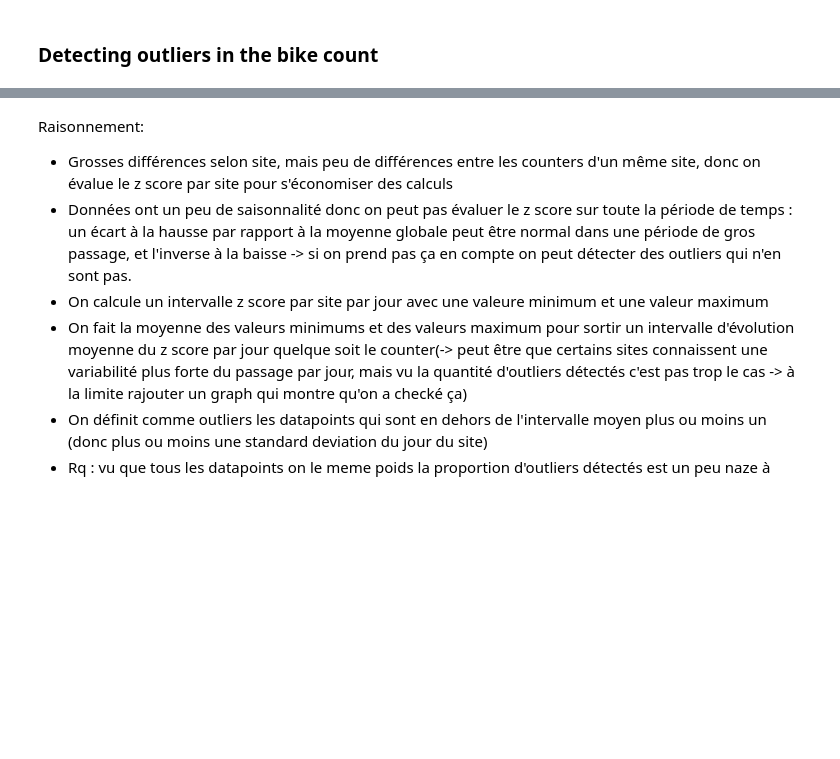
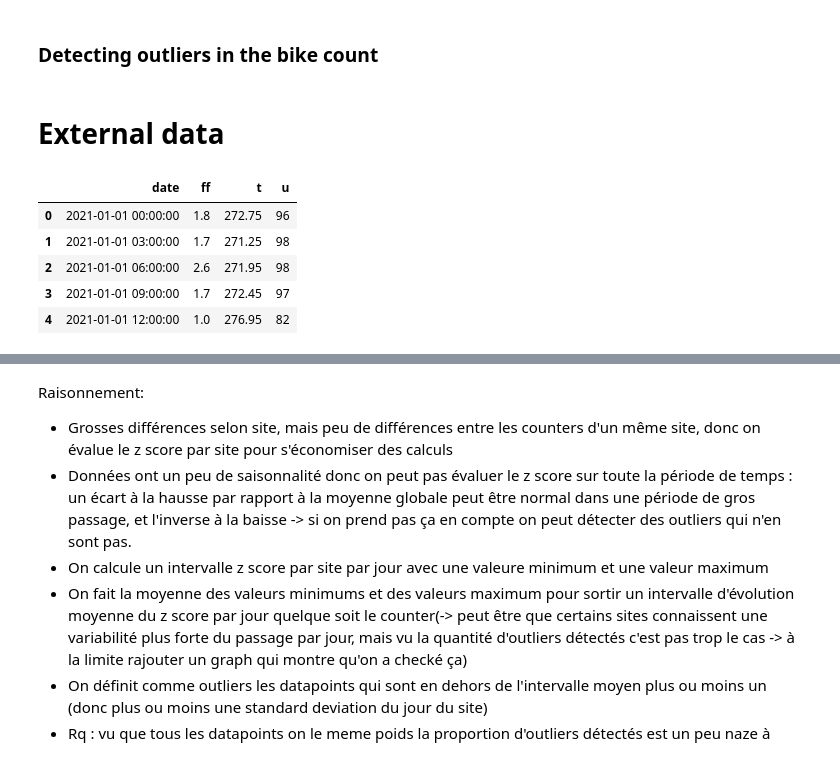
Before and after one commit to dianemans/bike_count_ldmh, a Jupyter notebook: bike_counters_starting_kit.ipynb, the cells around one changed output, grey strips where cells are left out. Drawn from its saved outputs; the diff is of its cells as text; code cells hidden in the pictures; blank space fills up the shorter version.

```diff
--- a/bike_counters_starting_kit.ipynb
+++ b/bike_counters_starting_kit.ipynb
@@ -112,3 +112,17 @@ We have a 30 counting sites where sometimes multiple counters are installed per
 |  | Face au 48 quai de la marne NE-SO | 833657.0 |
 # %% [markdown]
 ### Detecting outliers in the bike count
+# %% [markdown]
+# External data
+# %%
+data2 = pd.read_csv(Path("data") / 'external_data.csv')
+
+data2 = data2[['date', 'ff', 't', 'u']]
+data2.head()
+# %% [output]
+|  | date | ff | t | u |
+| 0 | 2021-01-01 00:00:00 | 1.8 | 272.75 | 96 |
+| 1 | 2021-01-01 03:00:00 | 1.7 | 271.25 | 98 |
+| 2 | 2021-01-01 06:00:00 | 2.6 | 271.95 | 98 |
+| 3 | 2021-01-01 09:00:00 | 1.7 | 272.45 | 97 |
+| 4 | 2021-01-01 12:00:00 | 1.0 | 276.95 | 82 |
```
Also changed, not shown: parts of 2 cells of this notebook.
